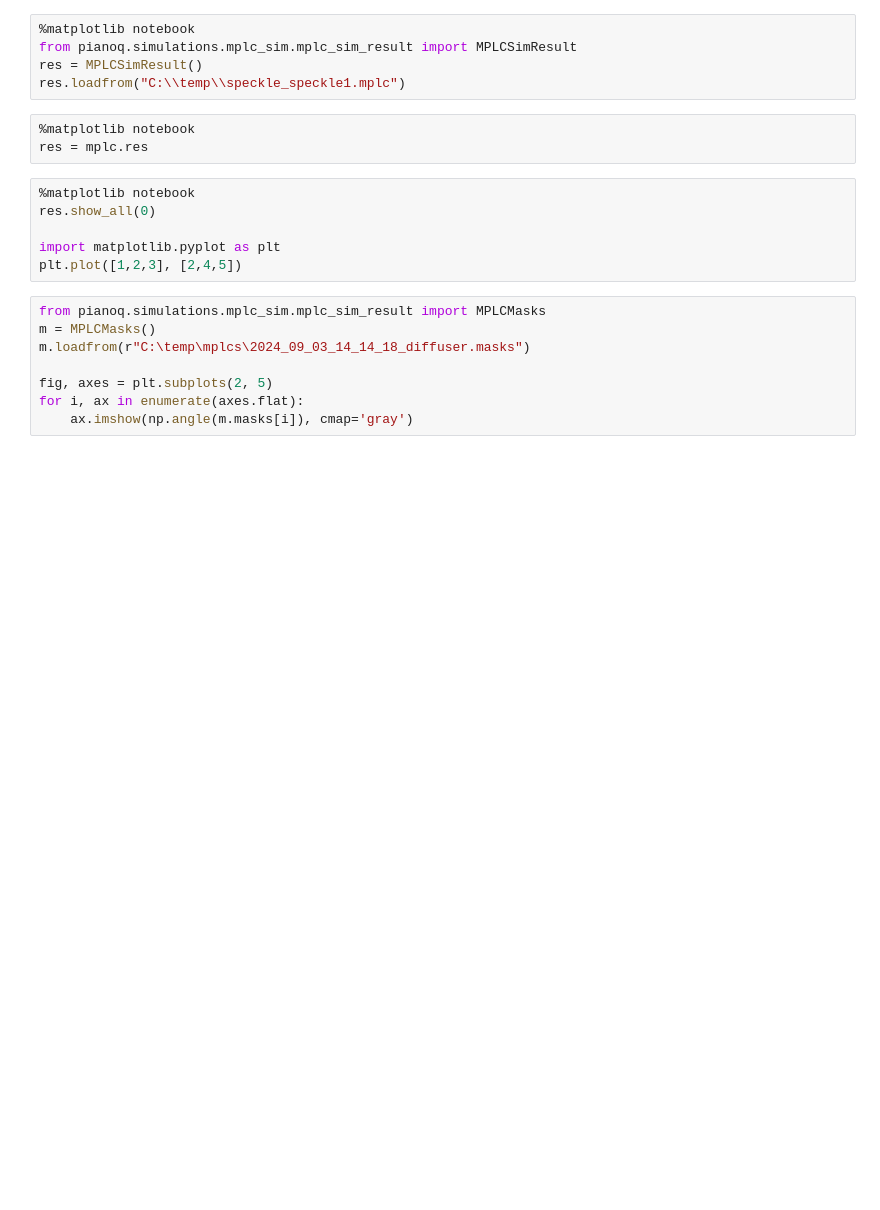
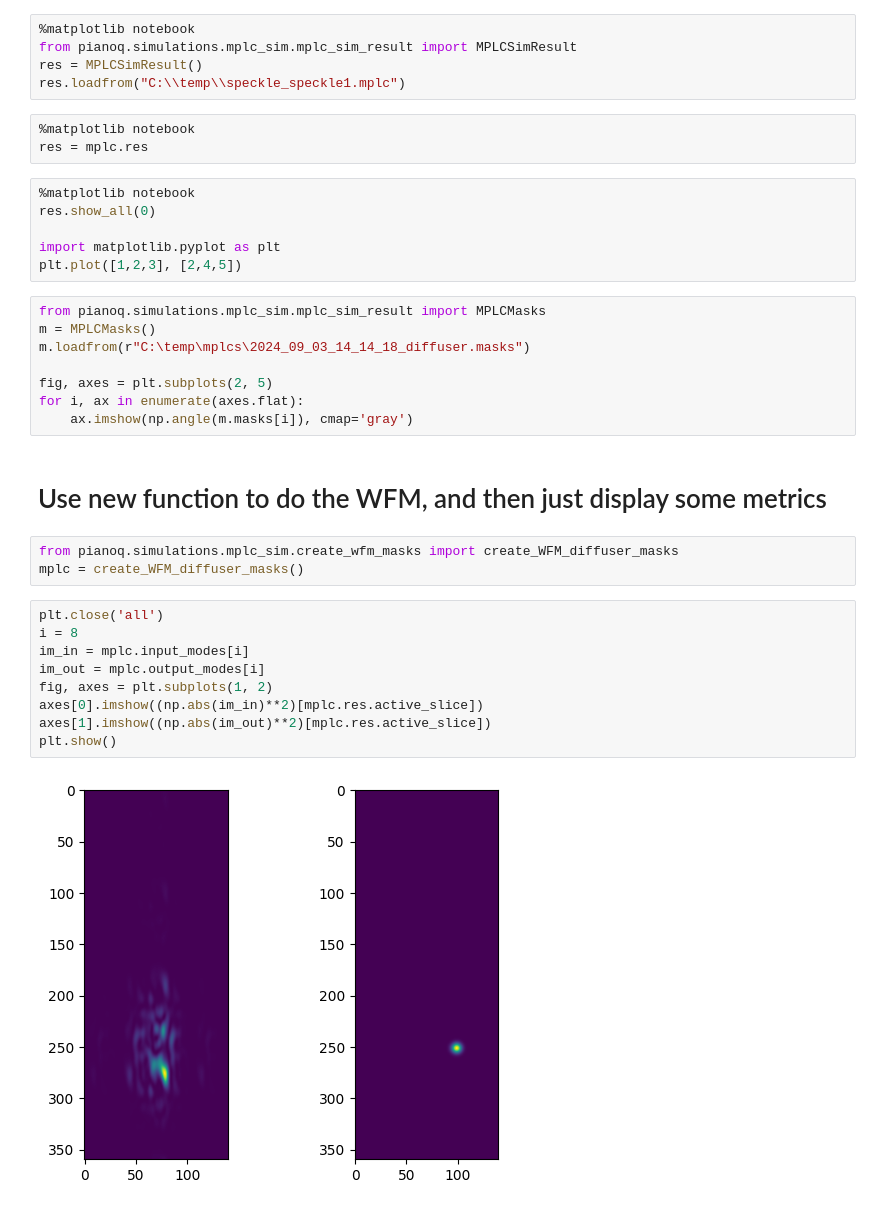
Before and after one commit to rubiaek/pianoq, a Jupyter notebook: pianoq/simulations/mplc_sim/run_wfm_diffuser.ipynb, the cells around one changed output. Drawn from its saved outputs; the diff is of its cells as text; blank space fills up the shorter version.

```diff
--- a/pianoq/simulations/mplc_sim/run_wfm_diffuser.ipynb
+++ b/pianoq/simulations/mplc_sim/run_wfm_diffuser.ipynb
@@ -135,3 +136,19 @@ m.loadfrom(r"C:\temp\mplcs\2024_09_03_14_14_18_diffuser.masks")
 fig, axes = plt.subplots(2, 5)
 for i, ax in enumerate(axes.flat):
     ax.imshow(np.angle(m.masks[i]), cmap='gray')
+# %% [markdown]
+# Use new function to do the WFM, and then just display some metrics
+# %%
+from pianoq.simulations.mplc_sim.create_wfm_masks import create_WFM_diffuser_masks
+mplc = create_WFM_diffuser_masks()
+# %%
+plt.close('all')
+i = 8
+im_in = mplc.input_modes[i]
+im_out = mplc.output_modes[i]
+fig, axes = plt.subplots(1, 2)
+axes[0].imshow((np.abs(im_in)**2)[mplc.res.active_slice])
+axes[1].imshow((np.abs(im_out)**2)[mplc.res.active_slice])
+plt.show()
+# %% [output]
+[figure, added]
```
Also changed, not shown: parts of 4 cells of this notebook, 4 other files.
